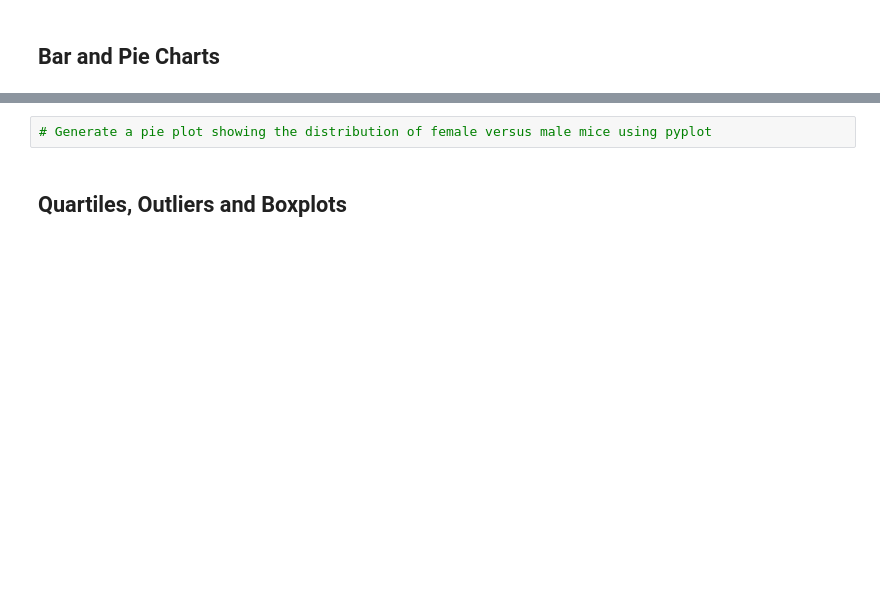
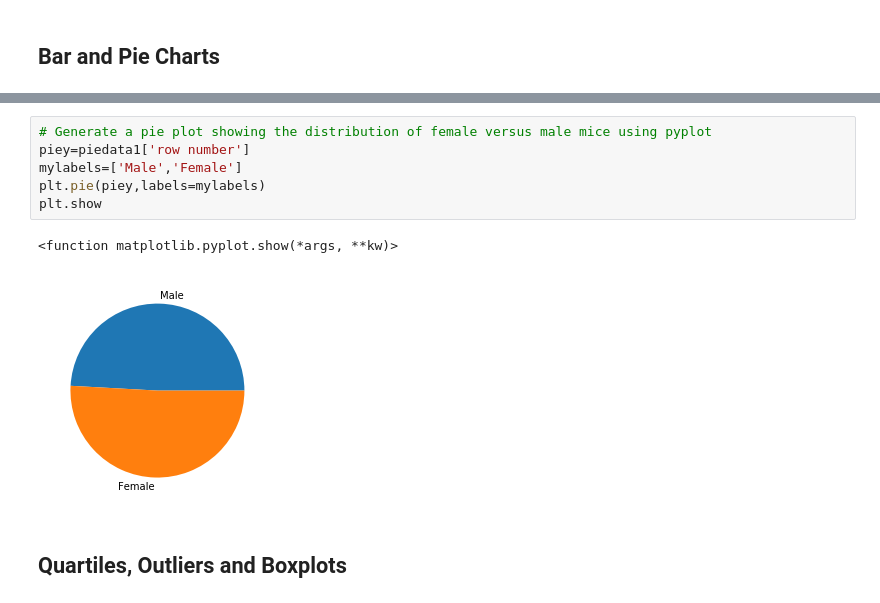
Before and after one commit to joelwwiggins/Matplotlib, a Jupyter notebook: Pymaceuticals/pymaceuticals_starter.ipynb, the cells around one changed output, grey strips where cells are left out. Drawn from its saved outputs; the diff is of its cells as text; blank space fills up the shorter version.

```diff
--- a/Pymaceuticals/pymaceuticals_starter.ipynb
+++ b/Pymaceuticals/pymaceuticals_starter.ipynb
@@ -90,4 +362,11 @@ TypeError: The axis argument to unique is not supported for dtype object
 # %%
 # Generate a pie plot showing the distribution of female versus male mice using pyplot
+piey=piedata1['row number']
+mylabels=['Male','Female']
+plt.pie(piey,labels=mylabels)
+plt.show
+# %% [output]
+<function matplotlib.pyplot.show(*args, **kw)>
+[figure, added]
 # %% [markdown]
 ## Quartiles, Outliers and Boxplots
```
Also changed, not shown: parts of 25 cells of this notebook.
